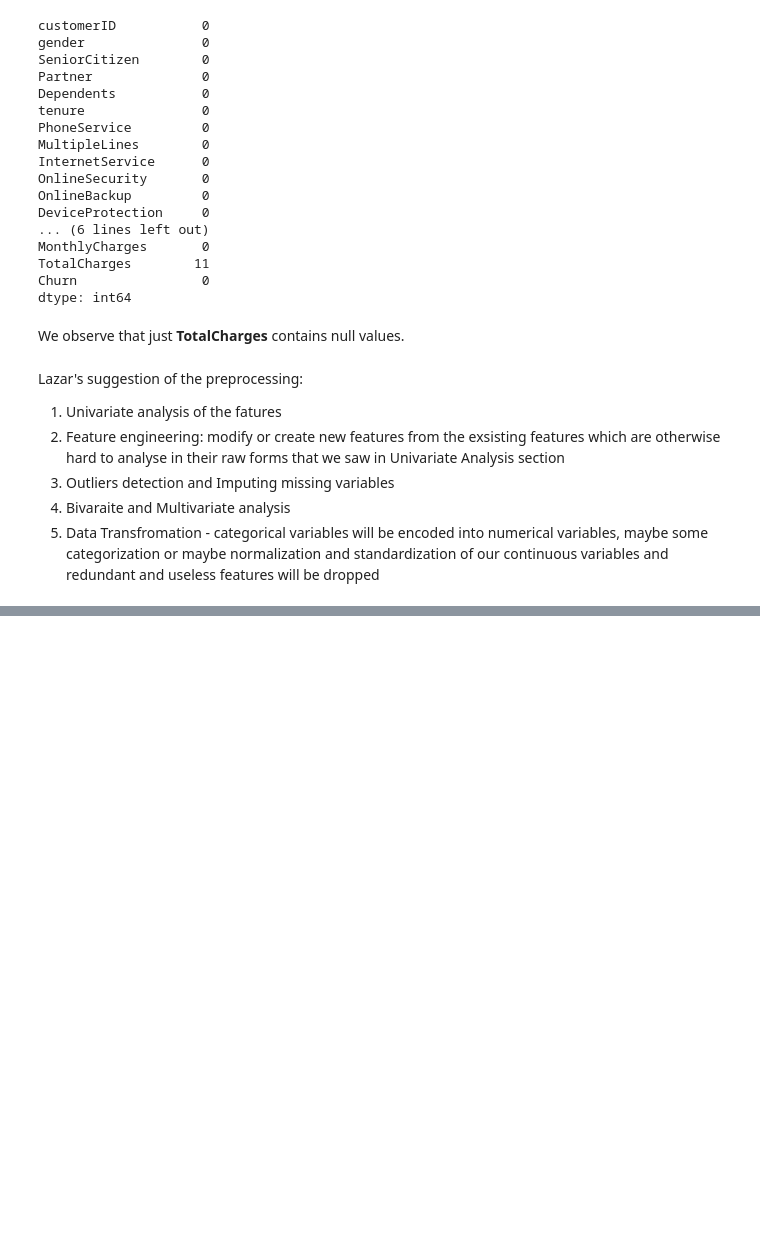
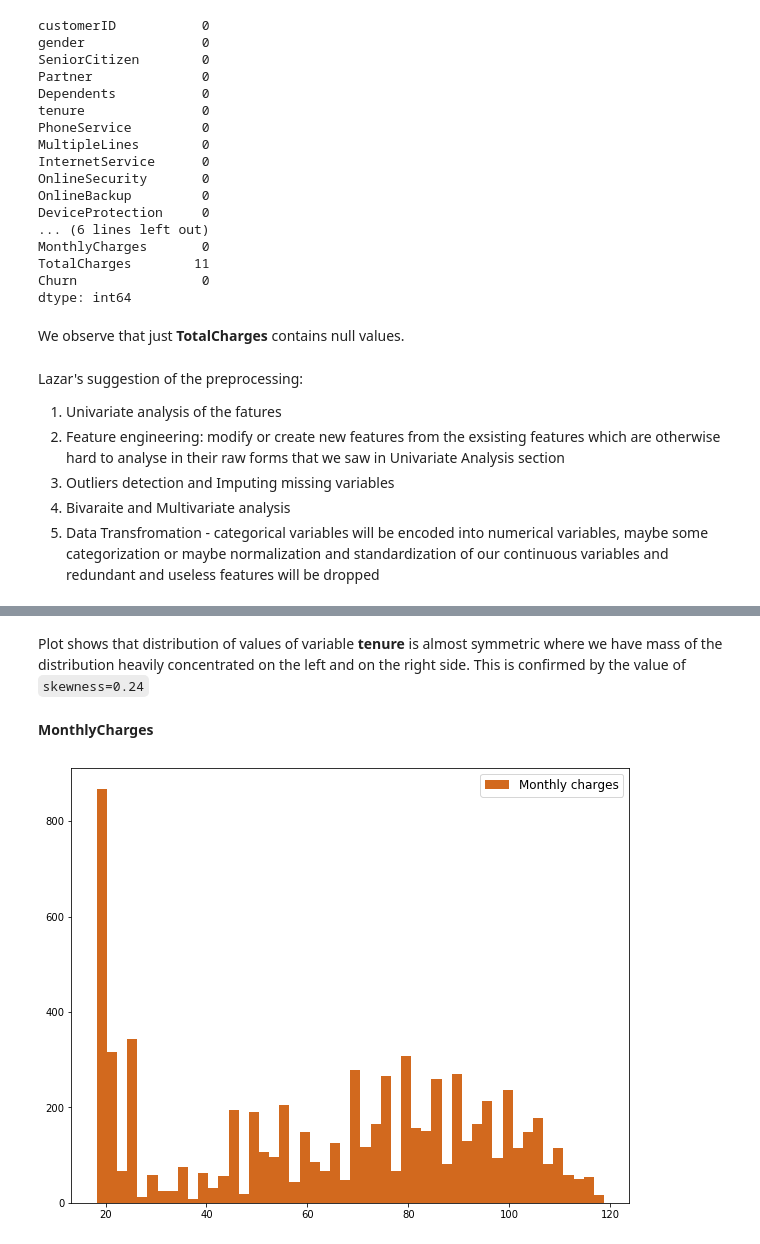
Before and after one commit to lucienwalewski/cse204project, a Jupyter notebook: src/main.ipynb, the cells around one changed output, grey strips where cells are left out. Saved outputs shown, nothing was run; the diff lists cells and outputs as text; code cells hidden in the pictures; blank space fills up the shorter version.

```diff
--- a/src/main.ipynb
+++ b/src/main.ipynb
@@ -179,0 +234,9 @@ Lazar's suggestion of the preprocessing:
+# %% [markdown]
+Plot shows that distribution of values of variable **tenure** is almost symmetric where we have mass of the distribution heavily concentrated on the left and on the right side. This is confirmed by the value of `skewness=0.24`
+# %% [markdown]
+**MonthlyCharges**
+# %%
+ax = df["MonthlyCharges"].hist(bins=50, color="chocolate", label="Monthly charges", figsize=(10, 8), grid=False)
+ax.legend(fontsize=12);
+# %% [output]
+[figure, added]
```
Also changed, not shown: parts of 23 cells of this notebook.
